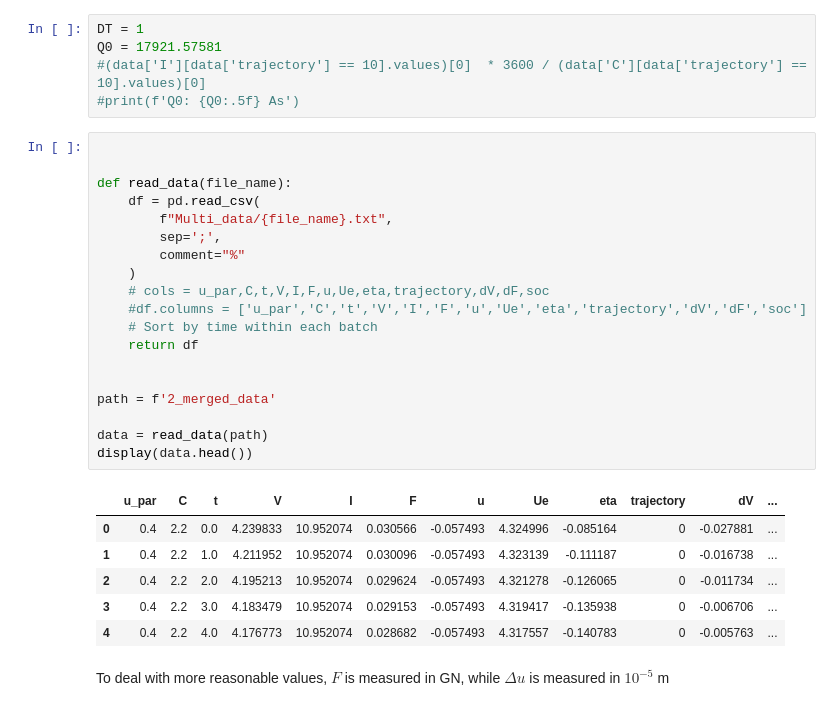
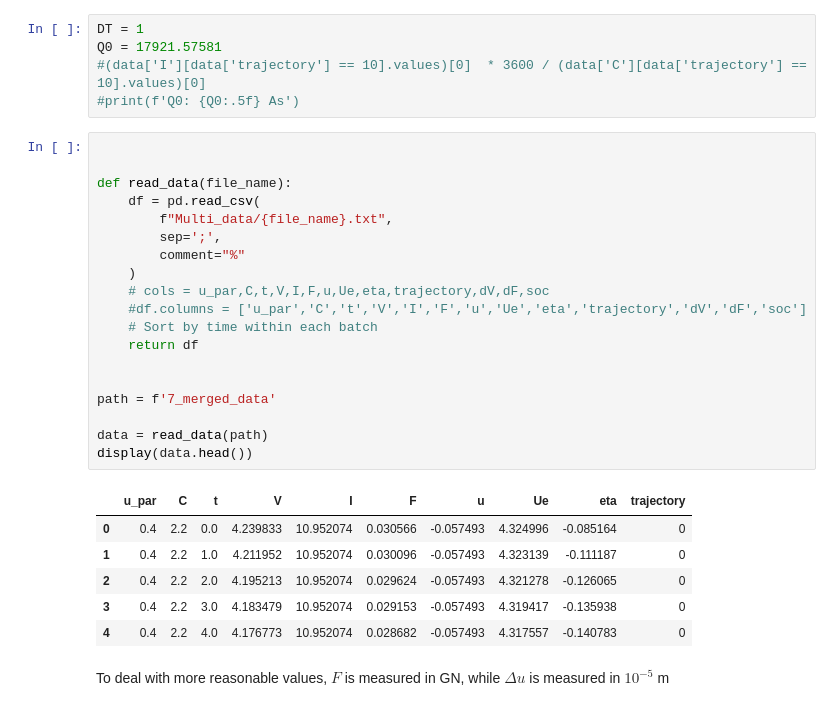
Before and after one commit to j-haralds/MSc_thesis, a Jupyter notebook: program/5_Multi/8_JH_multi.ipynb, the cells around one changed output. Drawn from its saved outputs; the diff is of its cells as text.

```diff
--- a/program/5_Multi/8_JH_multi.ipynb
+++ b/program/5_Multi/8_JH_multi.ipynb
@@ -42,29 +42,29 @@ Q0 = 17921.57581
 # %%
 
 
 def read_data(file_name):
     df = pd.read_csv(
         f"Multi_data/{file_name}.txt",
         sep=';',
         comment="%"
     )
     # cols = u_par,C,t,V,I,F,u,Ue,eta,trajectory,dV,dF,soc
     #df.columns = ['u_par','C','t','V','I','F','u','Ue','eta','trajectory','dV','dF','soc']
     # Sort by time within each batch
     return df
 
 
-path = f'2_merged_data'
+path = f'7_merged_data'
 
 data = read_data(path)
 display(data.head())
 # %% [output]
-|  | u_par | C | t | V | I | F | u | Ue | eta | trajectory | dV | ... |
-| 0 | 0.4 | 2.2 | 0.0 | 4.239833 | 10.952074 | 0.030566 | -0.057493 | 4.324996 | -0.085164 | 0 | -0.027881 | ... |
-| 1 | 0.4 | 2.2 | 1.0 | 4.211952 | 10.952074 | 0.030096 | -0.057493 | 4.323139 | -0.111187 | 0 | -0.016738 | ... |
-| 2 | 0.4 | 2.2 | 2.0 | 4.195213 | 10.952074 | 0.029624 | -0.057493 | 4.321278 | -0.126065 | 0 | -0.011734 | ... |
-| 3 | 0.4 | 2.2 | 3.0 | 4.183479 | 10.952074 | 0.029153 | -0.057493 | 4.319417 | -0.135938 | 0 | -0.006706 | ... |
-| 4 | 0.4 | 2.2 | 4.0 | 4.176773 | 10.952074 | 0.028682 | -0.057493 | 4.317557 | -0.140783 | 0 | -0.005763 | ... |
+|  | u_par | C | t | V | I | F | u | Ue | eta | trajectory |
+| 0 | 0.4 | 2.2 | 0.0 | 4.239833 | 10.952074 | 0.030566 | -0.057493 | 4.324996 | -0.085164 | 0 |
+| 1 | 0.4 | 2.2 | 1.0 | 4.211952 | 10.952074 | 0.030096 | -0.057493 | 4.323139 | -0.111187 | 0 |
+| 2 | 0.4 | 2.2 | 2.0 | 4.195213 | 10.952074 | 0.029624 | -0.057493 | 4.321278 | -0.126065 | 0 |
+| 3 | 0.4 | 2.2 | 3.0 | 4.183479 | 10.952074 | 0.029153 | -0.057493 | 4.319417 | -0.135938 | 0 |
+| 4 | 0.4 | 2.2 | 4.0 | 4.176773 | 10.952074 | 0.028682 | -0.057493 | 4.317557 | -0.140783 | 0 |
 # %% [markdown]
 To deal with more reasonable values, $F$ is measured in GN, while $\Delta u$ is measured in $10^{-5}$ m
 # %% [markdown]
```
Also changed, not shown: parts of 1 cell of this notebook, 21 other files.
